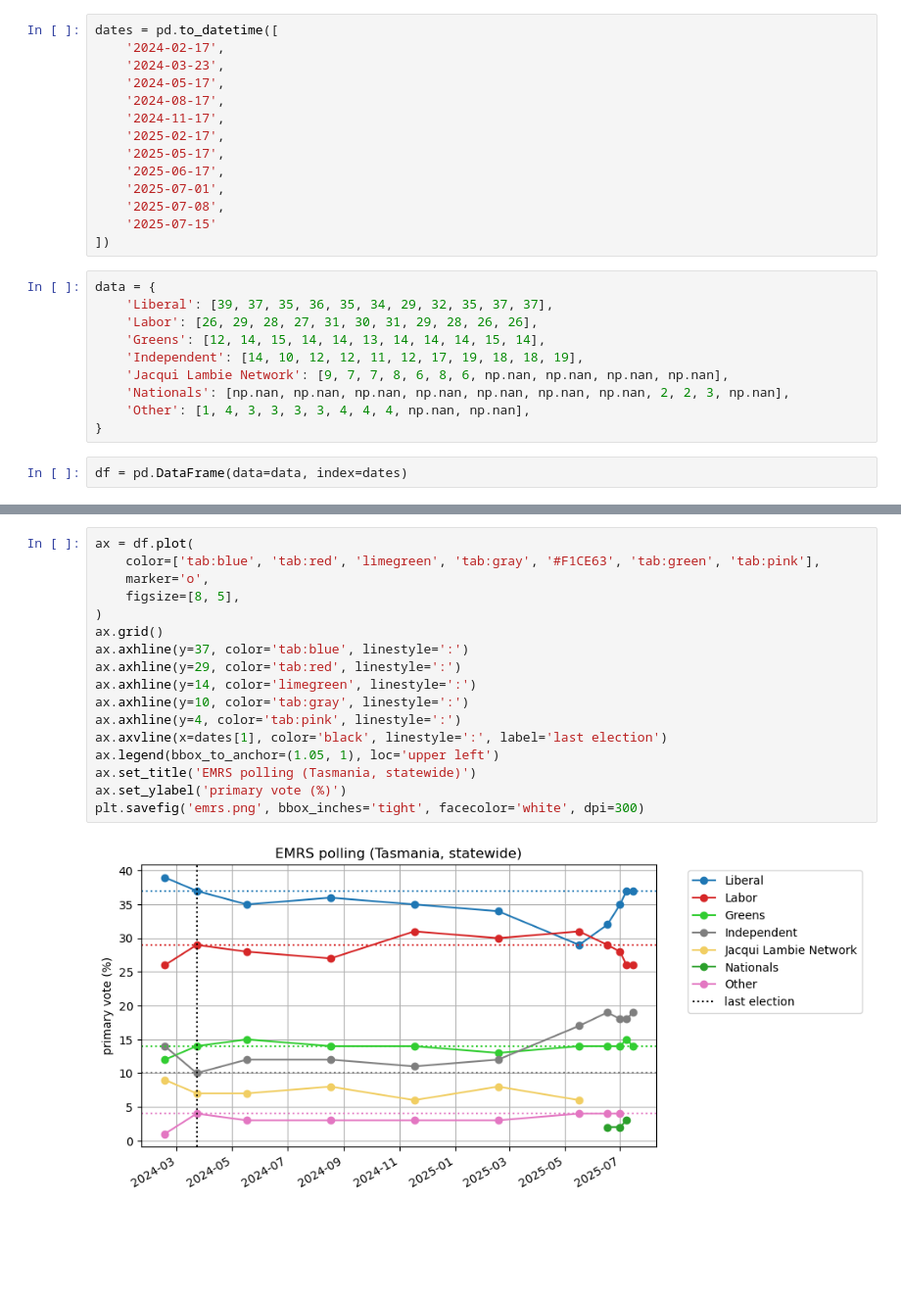
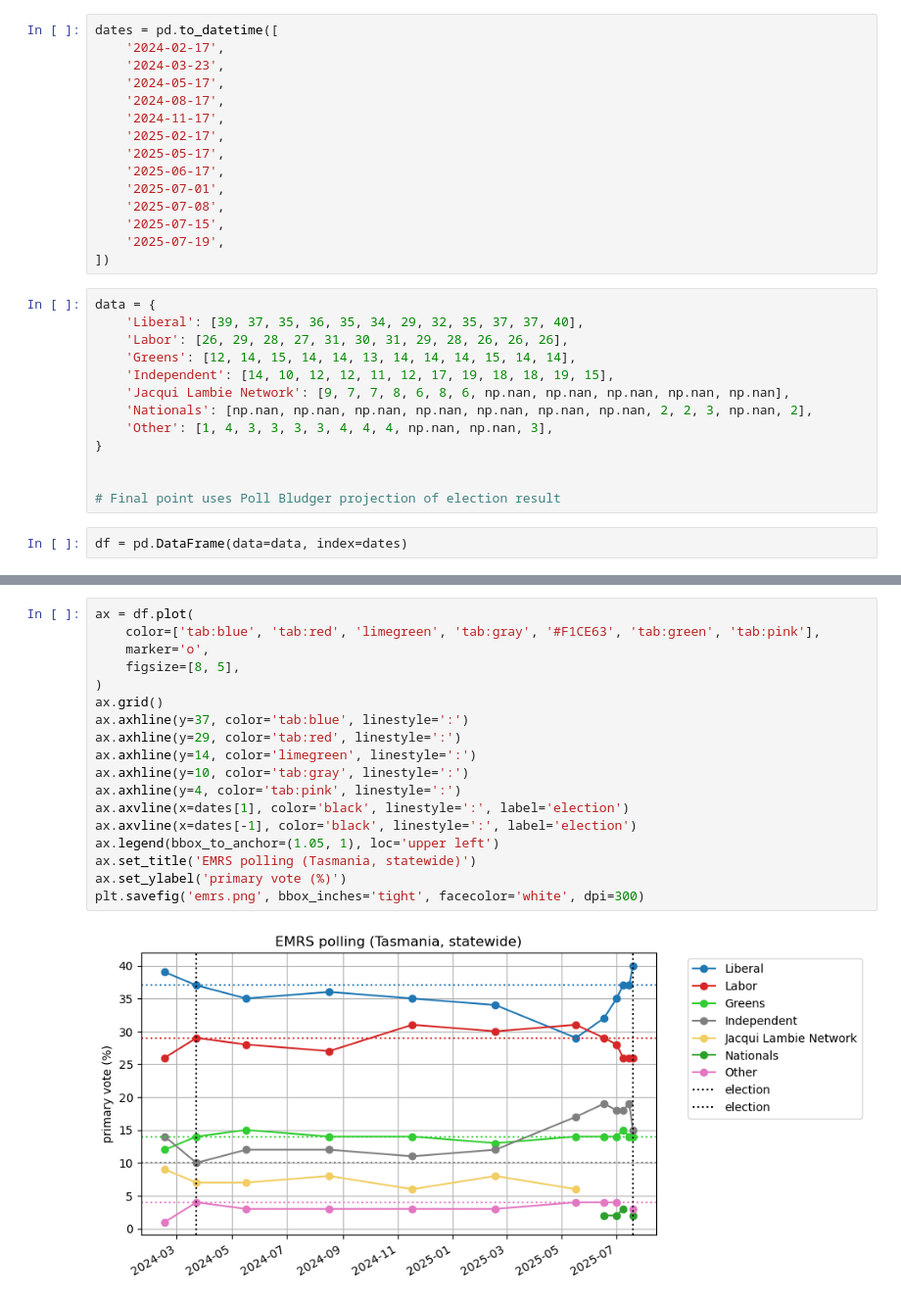
Before and after one commit to DamienIrving/election-analysis, a Jupyter notebook: EMRS.ipynb, the cells around one changed output, grey strips where cells are left out. Shown at 98% size. Cells and saved outputs as stored; diff of their text form; blank space fills up the shorter version.

Commit message:
Add Tas2025 final results

```diff
--- a/EMRS.ipynb
+++ b/EMRS.ipynb
@@ -14,18 +14,22 @@ dates = pd.to_datetime([
     '2025-06-17',
     '2025-07-01',
     '2025-07-08',
-    '2025-07-15'
+    '2025-07-15',
+    '2025-07-19',
 ])
 # %%
 data = {
-    'Liberal': [39, 37, 35, 36, 35, 34, 29, 32, 35, 37, 37],
-    'Labor': [26, 29, 28, 27, 31, 30, 31, 29, 28, 26, 26],
-    'Greens': [12, 14, 15, 14, 14, 13, 14, 14, 14, 15, 14],
-    'Independent': [14, 10, 12, 12, 11, 12, 17, 19, 18, 18, 19],
-    'Jacqui Lambie Network': [9, 7, 7, 8, 6, 8, 6, np.nan, np.nan, np.nan, np.nan],
-    'Nationals': [np.nan, np.nan, np.nan, np.nan, np.nan, np.nan, np.nan, 2, 2, 3, np.nan],
-    'Other': [1, 4, 3, 3, 3, 3, 4, 4, 4, np.nan, np.nan],
+    'Liberal': [39, 37, 35, 36, 35, 34, 29, 32, 35, 37, 37, 40],
+    'Labor': [26, 29, 28, 27, 31, 30, 31, 29, 28, 26, 26, 26],
+    'Greens': [12, 14, 15, 14, 14, 13, 14, 14, 14, 15, 14, 14],
+    'Independent': [14, 10, 12, 12, 11, 12, 17, 19, 18, 18, 19, 15],
+    'Jacqui Lambie Network': [9, 7, 7, 8, 6, 8, 6, np.nan, np.nan, np.nan, np.nan, np.nan],
+    'Nationals': [np.nan, np.nan, np.nan, np.nan, np.nan, np.nan, np.nan, 2, 2, 3, np.nan, 2],
+    'Other': [1, 4, 3, 3, 3, 3, 4, 4, 4, np.nan, np.nan, 3],
 }
+
+
+# Final point uses Poll Bludger projection of election result
 # %%
 df = pd.DataFrame(data=data, index=dates)
 # %%
@@ -46,19 +51,20 @@ dtype: float64
 # %%
 ax = df.plot(
     color=['tab:blue', 'tab:red', 'limegreen', 'tab:gray', '#F1CE63', 'tab:green', 'tab:pink'],
     marker='o',
     figsize=[8, 5],
 )
 ax.grid()
 ax.axhline(y=37, color='tab:blue', linestyle=':')
 ax.axhline(y=29, color='tab:red', linestyle=':')
 ax.axhline(y=14, color='limegreen', linestyle=':')
 ax.axhline(y=10, color='tab:gray', linestyle=':')
 ax.axhline(y=4, color='tab:pink', linestyle=':')
-ax.axvline(x=dates[1], color='black', linestyle=':', label='last election')
+ax.axvline(x=dates[1], color='black', linestyle=':', label='election')
+ax.axvline(x=dates[-1], color='black', linestyle=':', label='election')
 ax.legend(bbox_to_anchor=(1.05, 1), loc='upper left')
 ax.set_title('EMRS polling (Tasmania, statewide)')
 ax.set_ylabel('primary vote (%)')
 plt.savefig('emrs.png', bbox_inches='tight', facecolor='white', dpi=300)
 # %% [output]
-[figure, old version]
+[figure, new version]
```
Also changed, not shown: parts of 1 cell of this notebook, 2 other files.
